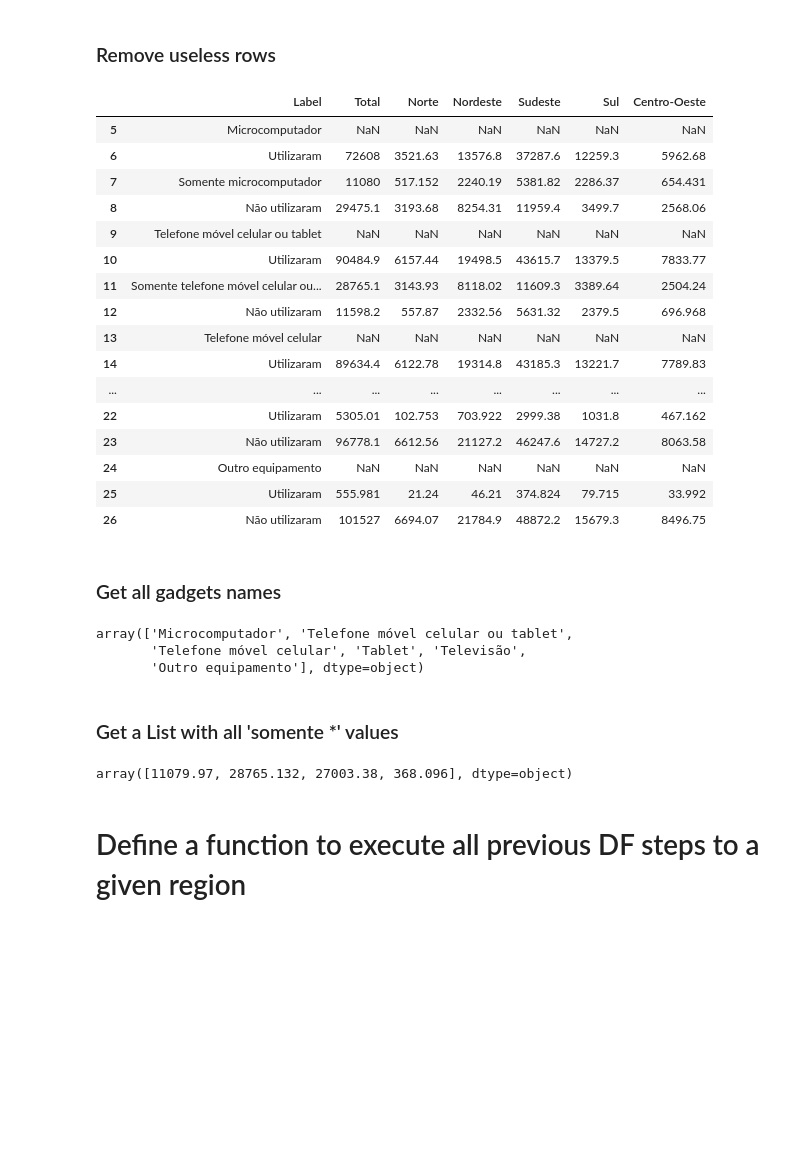
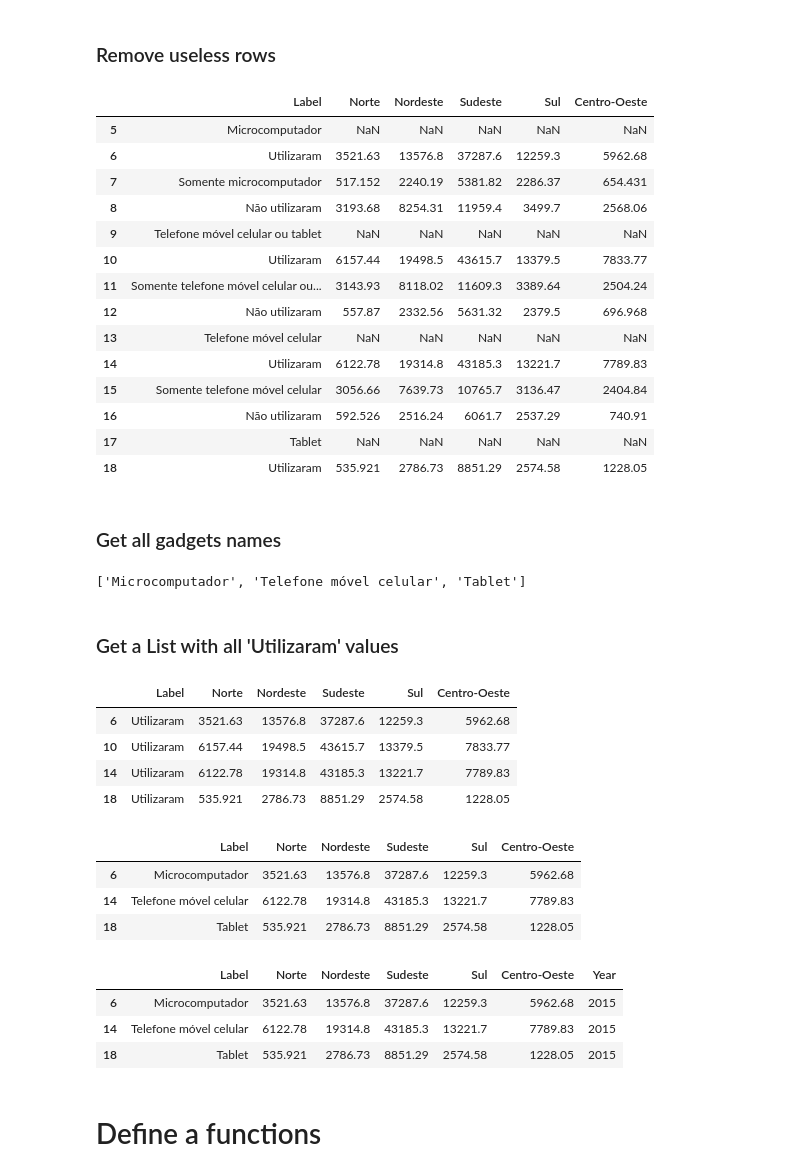
Before and after one commit to Pedalves/DataScience, a Jupyter notebook: IBGE_Internet_access.ipynb, the cells around one changed output. Saved outputs shown, nothing was run; the diff lists cells and outputs as text; code cells hidden in the pictures; blank space fills up the shorter version.

```diff
--- a/IBGE_Internet_access.ipynb
+++ b/IBGE_Internet_access.ipynb
@@ -60,43 +59,40 @@ df
 ### Remove useless rows
 # %%
 df = df.drop(df.index[:5])
-df = df.drop(df.index[-1])
-df = df.drop(df.index[-1])
+df = df.drop(df.index[-10:])
 df
 # %% [output]
-|  | Label | Total | Norte | Nordeste | Sudeste | Sul | Centro-Oeste |
-| 5 | Microcomputador | NaN | NaN | NaN | NaN | NaN | NaN |
-| 6 | Utilizaram | 72608 | 3521.63 | 13576.8 | 37287.6 | 12259.3 | 5962.68 |
-| 7 | Somente microcomputador | 11080 | 517.152 | 2240.19 | 5381.82 | 2286.37 | 654.431 |
-| 8 | Não utilizaram | 29475.1 | 3193.68 | 8254.31 | 11959.4 | 3499.7 | 2568.06 |
-| 9 | Telefone móvel celular ou tablet | NaN | NaN | NaN | NaN | NaN | NaN |
-| 10 | Utilizaram | 90484.9 | 6157.44 | 19498.5 | 43615.7 | 13379.5 | 7833.77 |
-| 11 | Somente telefone móvel celular ou... | 28765.1 | 3143.93 | 8118.02 | 11609.3 | 3389.64 | 2504.24 |
-| 12 | Não utilizaram | 11598.2 | 557.87 | 2332.56 | 5631.32 | 2379.5 | 696.968 |
-| 13 | Telefone móvel celular | NaN | NaN | NaN | NaN | NaN | NaN |
-| 14 | Utilizaram | 89634.4 | 6122.78 | 19314.8 | 43185.3 | 13221.7 | 7789.83 |
-| ... | ... | ... | ... | ... | ... | ... | ... |
-| 22 | Utilizaram | 5305.01 | 102.753 | 703.922 | 2999.38 | 1031.8 | 467.162 |
-| 23 | Não utilizaram | 96778.1 | 6612.56 | 21127.2 | 46247.6 | 14727.2 | 8063.58 |
-| 24 | Outro equipamento | NaN | NaN | NaN | NaN | NaN | NaN |
-| 25 | Utilizaram | 555.981 | 21.24 | 46.21 | 374.824 | 79.715 | 33.992 |
-| 26 | Não utilizaram | 101527 | 6694.07 | 21784.9 | 48872.2 | 15679.3 | 8496.75 |
+|  | Label | Norte | Nordeste | Sudeste | Sul | Centro-Oeste |
+| 5 | Microcomputador | NaN | NaN | NaN | NaN | NaN |
+| 6 | Utilizaram | 3521.63 | 13576.8 | 37287.6 | 12259.3 | 5962.68 |
+| 7 | Somente microcomputador | 517.152 | 2240.19 | 5381.82 | 2286.37 | 654.431 |
+| 8 | Não utilizaram | 3193.68 | 8254.31 | 11959.4 | 3499.7 | 2568.06 |
+| 9 | Telefone móvel celular ou tablet | NaN | NaN | NaN | NaN | NaN |
+| 10 | Utilizaram | 6157.44 | 19498.5 | 43615.7 | 13379.5 | 7833.77 |
+| 11 | Somente telefone móvel celular ou... | 3143.93 | 8118.02 | 11609.3 | 3389.64 | 2504.24 |
+| 12 | Não utilizaram | 557.87 | 2332.56 | 5631.32 | 2379.5 | 696.968 |
+| 13 | Telefone móvel celular | NaN | NaN | NaN | NaN | NaN |
+| 14 | Utilizaram | 6122.78 | 19314.8 | 43185.3 | 13221.7 | 7789.83 |
+| 15 | Somente telefone móvel celular | 3056.66 | 7639.73 | 10765.7 | 3136.47 | 2404.84 |
+| 16 | Não utilizaram | 592.526 | 2516.24 | 6061.7 | 2537.29 | 740.91 |
+| 17 | Tablet | NaN | NaN | NaN | NaN | NaN |
+| 18 | Utilizaram | 535.921 | 2786.73 | 8851.29 | 2574.58 | 1228.05 |
 # %% [markdown]
 ### Get all gadgets names
-# %%
-gadgets = df[df.isna().Total].Label.iloc[:].values
-gadgets
-# %% [output]
-array(['Microcomputador', 'Telefone móvel celular ou tablet',
-       'Telefone móvel celular', 'Tablet', 'Televisão',
-       'Outro equipamento'], dtype=object)
+# %%
+gadgets = ['Microcomputador', 'Telefone móvel celular', 'Tablet']
+gadgets
+# %% [output]
+['Microcomputador', 'Telefone móvel celular', 'Tablet']
 # %% [markdown]
-### Get a List with all 'somente *' values
+### Get a List with all 'Utilizaram' values
 # %%
 df = df.dropna()
-values_2015 = df[df.Label.str.contains('Somente')].Total.iloc[:].values
+values_2015 = df[df.Label.str.contains('Utilizaram', )]
 values_2015
 # %% [output]
-array([11079.97, 28765.132, 27003.38, 368.096], dtype=object)
+|  | Label | Norte | Nordeste | Sudeste | Sul | Centro-Oeste |
+| 6 | Utilizaram | 3521.63 | 13576.8 | 37287.6 | 12259.3 | 5962.68 |
+| 10 | Utilizaram | 6157.44 | 19498.5 | 43615.7 | 13379.5 | 7833.77 |
+| 14 | Utilizaram | 6122.78 | 19314.8 | 43185.3 | 13221.7 | 7789.83 |
+| 18 | Utilizaram | 535.921 | 2786.73 | 8851.29 | 2574.58 | 1228.05 |
-# %% [markdown]
-# Define a function to execute all previous DF steps to a given region
@@ -103 +102,19 @@ array([11079.97, 28765.132, 27003.38, 368.096], dtype=object)
+# %%
+values_2015['Label'] = gadgets
+values_2015
+# %% [output]
+|  | Label | Norte | Nordeste | Sudeste | Sul | Centro-Oeste |
+| 6 | Microcomputador | 3521.63 | 13576.8 | 37287.6 | 12259.3 | 5962.68 |
+| 14 | Telefone móvel celular | 6122.78 | 19314.8 | 43185.3 | 13221.7 | 7789.83 |
+| 18 | Tablet | 535.921 | 2786.73 | 8851.29 | 2574.58 | 1228.05 |
+# %%
+values_2015['Year'] = 2015
+values_2015
+# %% [output]
+|  | Label | Norte | Nordeste | Sudeste | Sul | Centro-Oeste | Year |
+| 6 | Microcomputador | 3521.63 | 13576.8 | 37287.6 | 12259.3 | 5962.68 | 2015 |
+| 14 | Telefone móvel celular | 6122.78 | 19314.8 | 43185.3 | 13221.7 | 7789.83 | 2015 |
+| 18 | Tablet | 535.921 | 2786.73 | 8851.29 | 2574.58 | 1228.05 | 2015 |
+# %% [markdown]
+# Define a functions
 # %%
```
Also changed, not shown: parts of 21 cells of this notebook.
